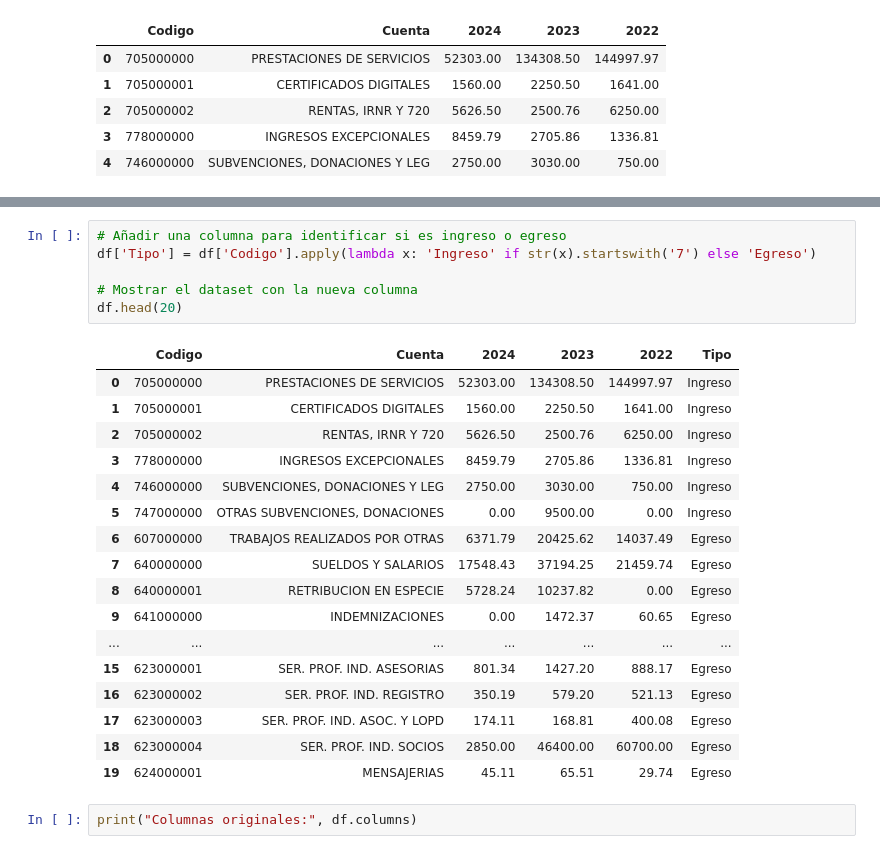
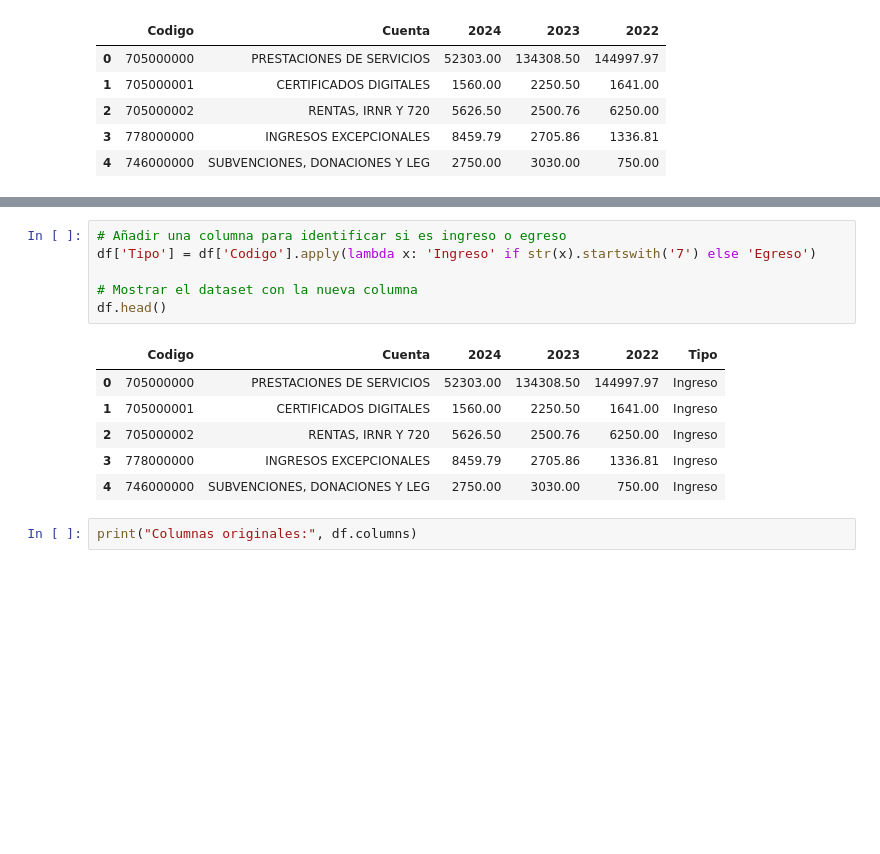
Before and after one commit to jhonDataScience/Financiero, a Jupyter notebook: analisis_financiero.ipynb, the cells around one changed output, grey strips where cells are left out. Drawn from its saved outputs; the diff is of its cells as text; blank space fills up the shorter version.

```diff
--- a/analisis_financiero.ipynb
+++ b/analisis_financiero.ipynb
@@ -43,27 +16,16 @@ df.describe()
 # %%
 # Añadir una columna para identificar si es ingreso o egreso
 df['Tipo'] = df['Codigo'].apply(lambda x: 'Ingreso' if str(x).startswith('7') else 'Egreso')
 
 # Mostrar el dataset con la nueva columna
-df.head(20)
+df.head()
 # %% [output]
 |  | Codigo | Cuenta | 2024 | 2023 | 2022 | Tipo |
 | 0 | 705000000 | PRESTACIONES DE SERVICIOS | 52303.00 | 134308.50 | 144997.97 | Ingreso |
 | 1 | 705000001 | CERTIFICADOS DIGITALES | 1560.00 | 2250.50 | 1641.00 | Ingreso |
 | 2 | 705000002 | RENTAS, IRNR Y 720 | 5626.50 | 2500.76 | 6250.00 | Ingreso |
 | 3 | 778000000 | INGRESOS EXCEPCIONALES | 8459.79 | 2705.86 | 1336.81 | Ingreso |
 | 4 | 746000000 | SUBVENCIONES, DONACIONES Y LEG | 2750.00 | 3030.00 | 750.00 | Ingreso |
-| 5 | 747000000 | OTRAS SUBVENCIONES, DONACIONES | 0.00 | 9500.00 | 0.00 | Ingreso |
-| 6 | 607000000 | TRABAJOS REALIZADOS POR OTRAS | 6371.79 | 20425.62 | 14037.49 | Egreso |
-| 7 | 640000000 | SUELDOS Y SALARIOS | 17548.43 | 37194.25 | 21459.74 | Egreso |
-| 8 | 640000001 | RETRIBUCION EN ESPECIE | 5728.24 | 10237.82 | 0.00 | Egreso |
-| 9 | 641000000 | INDEMNIZACIONES | 0.00 | 1472.37 | 60.65 | Egreso |
-| ... | ... | ... | ... | ... | ... | ... |
-| 15 | 623000001 | SER. PROF. IND. ASESORIAS | 801.34 | 1427.20 | 888.17 | Egreso |
-| 16 | 623000002 | SER. PROF. IND. REGISTRO | 350.19 | 579.20 | 521.13 | Egreso |
-| 17 | 623000003 | SER. PROF. IND. ASOC. Y LOPD | 174.11 | 168.81 | 400.08 | Egreso |
-| 18 | 623000004 | SER. PROF. IND. SOCIOS | 2850.00 | 46400.00 | 60700.00 | Egreso |
-| 19 | 624000001 | MENSAJERIAS | 45.11 | 65.51 | 29.74 | Egreso |
 # %%
 print("Columnas originales:", df.columns)
 # %% [output]
```
Also changed, not shown: parts of 15 cells of this notebook.
